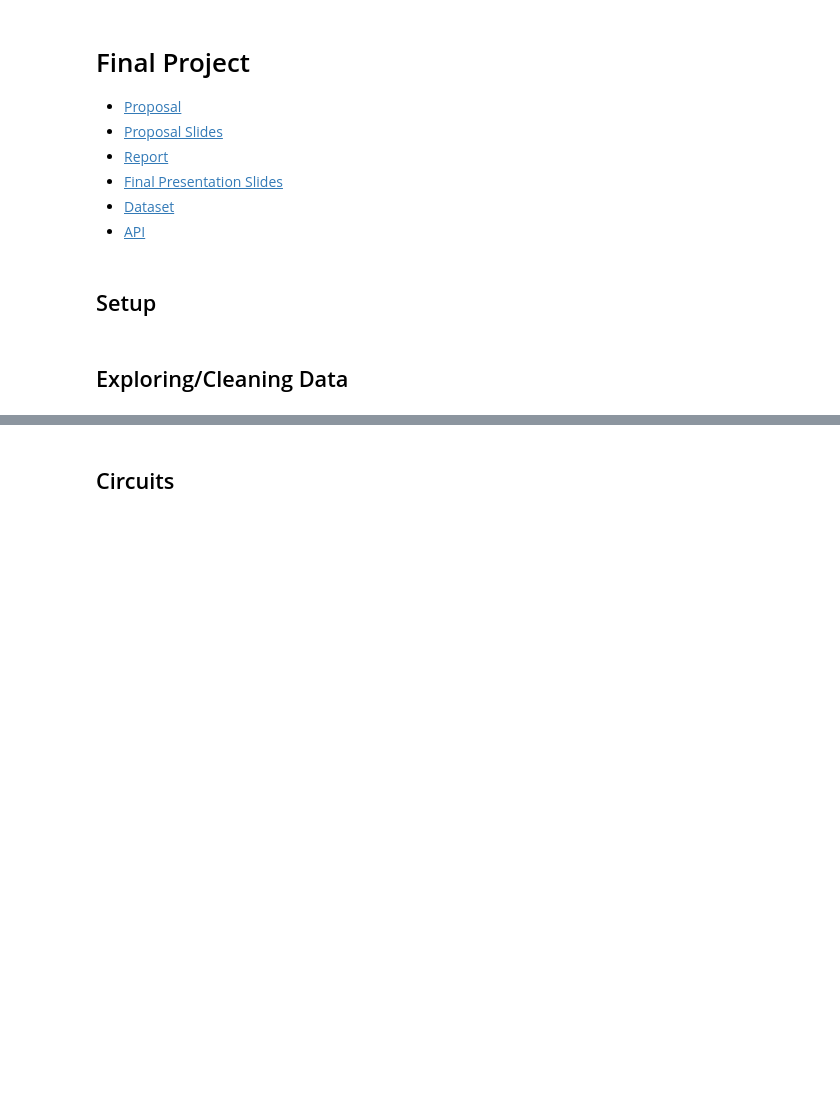
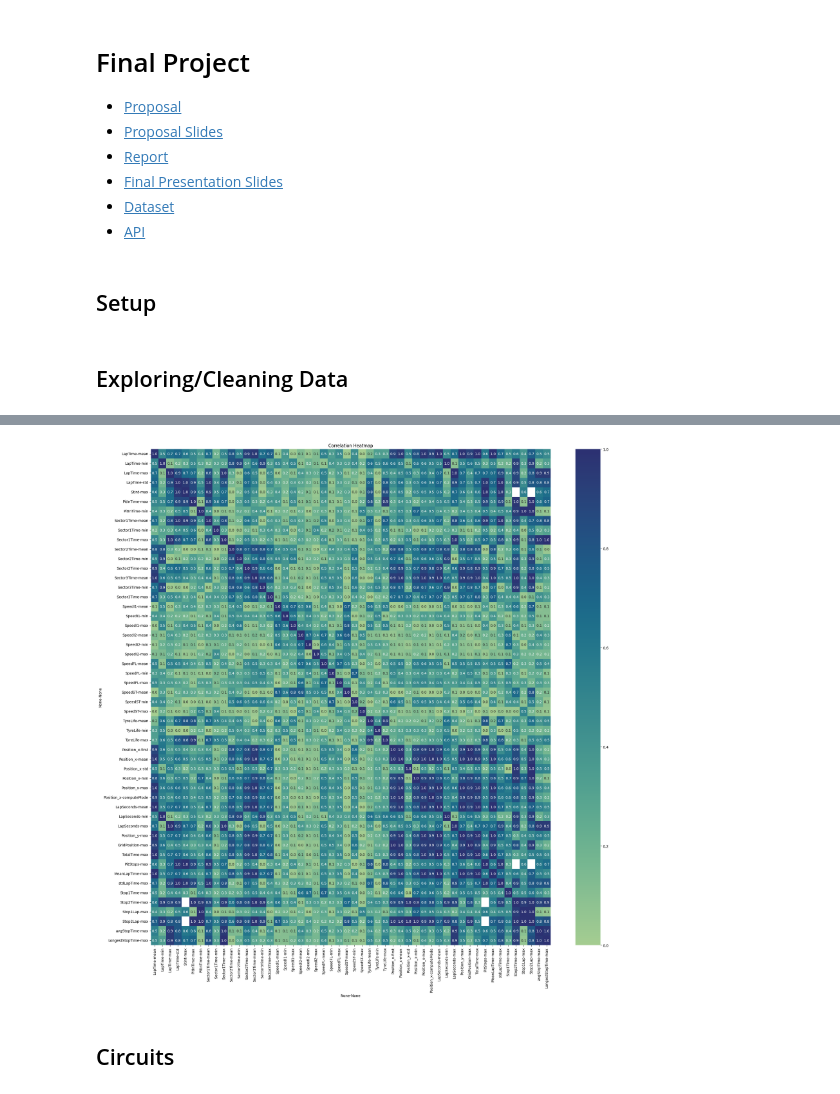
Before and after one commit to n8taylor/cs5830_final_project, a Jupyter notebook: api.ipynb, the cells around one changed output, grey strips where cells are left out. Drawn from its saved outputs; the diff is of its cells as text; code cells hidden in the pictures; blank space fills up the shorter version.

```diff
--- a/api.ipynb
+++ b/api.ipynb
@@ -352,0 +434,13 @@ drivers.sort_values(by='LapTime')
+# %%
+def convert_values(val):
+    if isinstance(val, pd.Timedelta):
+        return val.total_seconds()
+    elif pd.isna(val) or val == pd.NaT:
+        return np.nan
+    else:
+        return val
+
+# Apply the function to the entire DataFrame
+driversSeconds = drivers.applymap(convert_values)
+
+driversSeconds
@@ -352,0 +482,12 @@ drivers.sort_values(by='LapTime')
+# %%
+numeric_columns = driversSeconds.select_dtypes(include=['number']).columns
+numeric_df = driversSeconds[numeric_columns]
+statsCorr = abs(numeric_df.corr())
+# statsCorr = numeric_df.corr()
+# %%
+plt.figure(figsize=(25, 25))  # Adjust the figure size as needed
+sns.heatmap(statsCorr, annot=True, cmap='crest', fmt=".1f")
+plt.title('Correlation Heatmap')
+plt.show()
+# %% [output]
+[figure, added]
```
Also changed, not shown: parts of 58 cells of this notebook.
